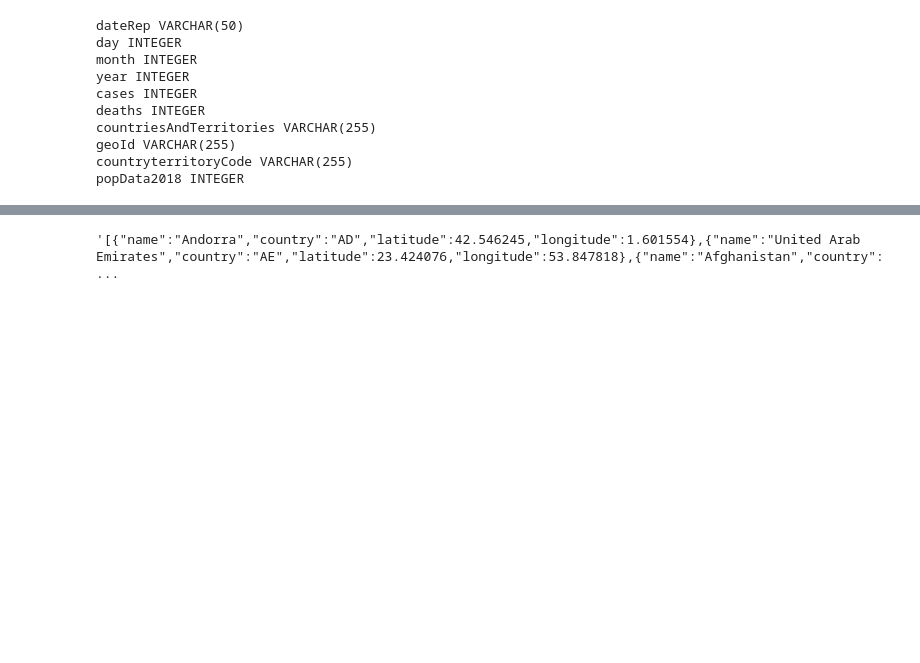
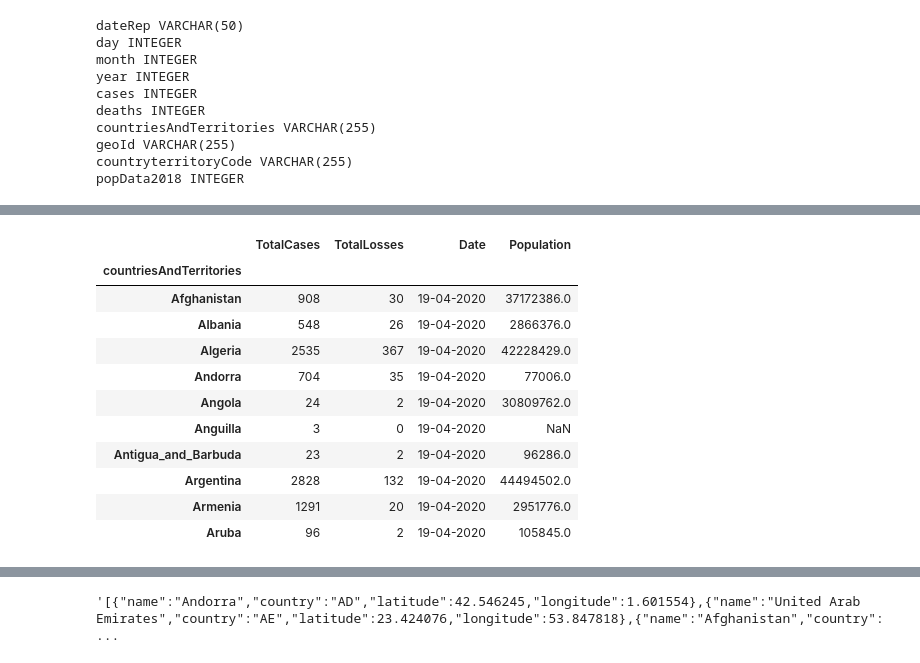
Before and after one commit to ishanku/COVID, a Jupyter notebook: Pandas/SQL Connection.ipynb, the cells around one changed output, grey strips where cells are left out. Saved outputs shown, nothing was run; the diff lists cells and outputs as text; code cells hidden in the pictures; blank space fills up the shorter version.

```diff
--- a/Pandas/SQL Connection.ipynb
+++ b/Pandas/SQL Connection.ipynb
@@ -68,0 +158,17 @@ def convertTuple(tup):
+# %%
+#Build Purchase Dataframe with Pre-calculated Values
+newdf=pd.DataFrame({"TotalCases":TotalCases,"TotalLosses": TotalLosses,"Date":Date,"Population":Population})
+newdf.head(10)
+# %% [output]
+|  | TotalCases | TotalLosses | Date | Population |
+| countriesAndTerritories |  |  |  |  |
+| Afghanistan | 908 | 30 | 19-04-2020 | 37172386.0 |
+| Albania | 548 | 26 | 19-04-2020 | 2866376.0 |
+| Algeria | 2535 | 367 | 19-04-2020 | 42228429.0 |
+| Andorra | 704 | 35 | 19-04-2020 | 77006.0 |
+| Angola | 24 | 2 | 19-04-2020 | 30809762.0 |
+| Anguilla | 3 | 0 | 19-04-2020 | NaN |
+| Antigua_and_Barbuda | 23 | 2 | 19-04-2020 | 96286.0 |
+| Argentina | 2828 | 132 | 19-04-2020 | 44494502.0 |
+| Armenia | 1291 | 20 | 19-04-2020 | 2951776.0 |
+| Aruba | 96 | 2 | 19-04-2020 | 105845.0 |
```
Also changed, not shown: parts of 24 cells of this notebook, 11 other files.
